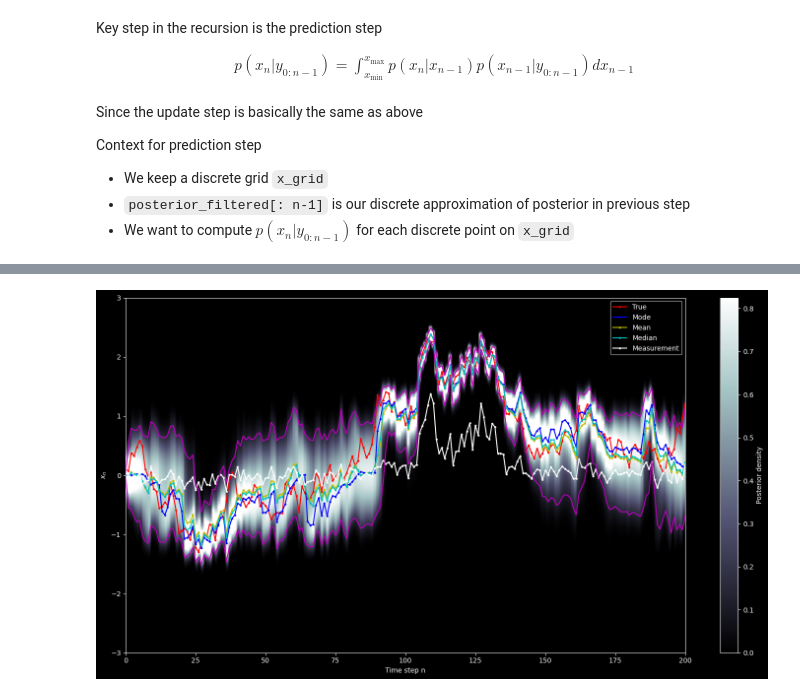
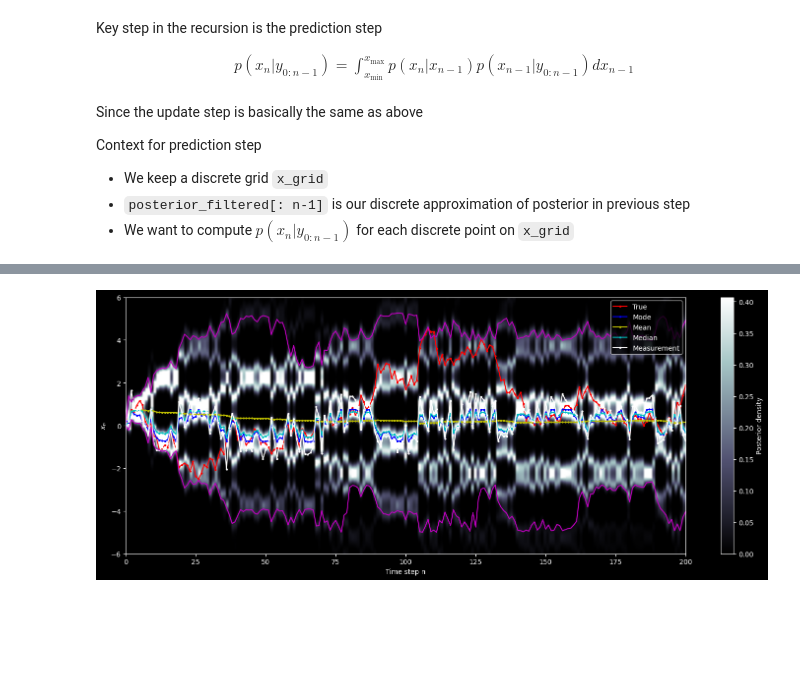
Before and after one commit to heyjianjing/time_series, a Jupyter notebook: sst_01_optimal_tracking.ipynb, the cells around one changed output, grey strips where cells are left out. Cells and saved outputs as stored; diff of their text form; code cells hidden in the pictures; blank space fills up the shorter version.

```diff
--- a/sst_01_optimal_tracking.ipynb
+++ b/sst_01_optimal_tracking.ipynb
@@ -255,12 +287,3 @@ def cumtrapz(y, x):
-# %%
-n_step = 201
-x_min = -3.0
-x_max = 3.0
-sigma_u = 0.2
-sigma_v = 0.1
-n_bin = 1000
-alpha = 0.995
-beta = 0.1
 # %%
 # Generate ground truth state and observation trajectory
 np.random.seed(42)
@@ -271,8 +294,8 @@ y = np.zeros(n_step) # scalar at each step
 x_true[0] = np.random.randn() * sigma_u # scalar
 
 for n in range(n_step):
-    x_true[n+1] = alpha * x_true[n] + np.random.randn() * sigma_u # scalar
-    y[n] = beta * x_true[n]**3 + np.random.randn() * sigma_v # scalar
+    x_true[n+1] = f_n(x_true[n]) + np.random.randn() * sigma_u # scalar
+    y[n] = h_n(x_true[n]) + np.random.randn() * sigma_v # scalar
 
 # Remember, we want to use y[0:n] to infer x[n]
 x_true = x_true[:n_step]
@@ -295,7 +318,7 @@ prior_0 = norm.pdf(x_grid, loc=0.0, scale=sigma_u)
 
 # Likelihood of points on x_grid, given data y[0], a vector
 # Intuitively, if state were points on x_grid, how likely we observe y[0]
-likelihood_0 = norm.pdf(y[0], loc=beta * x_grid**3, scale=sigma_v)
+likelihood_0 = norm.pdf(y[0], loc=h_n(x_grid), scale=sigma_v)
 
 # Unnormalized posterior, a vector
 posterior_filtered[:, 0] = likelihood_0 * prior_0
@@ -324,7 +347,7 @@ for n in range(1, n_step):
     # from all previous states x_{n-1} to new state x_grid[i]
     prior_mat = norm.pdf(
         x_grid[:, None], # (n_bin,1) "x_n"
-        loc=alpha * x_grid[None, :], # (1,n_bin) "alpha*x_{n-1}"
+        loc=f_n(x_grid[None, :]), # (1,n_bin) "alpha*x_{n-1}"
         scale=sigma_u
     )
 
@@ -334,7 +357,7 @@ for n in range(1, n_step):
     # Integration is done row-wise
     posterior_predicted = (prior_mat @ old_posterior) * width # vector
 
-    likelihood_n = norm.pdf(y[n], loc=beta * x_grid**3,  scale=sigma_v)
+    likelihood_n = norm.pdf(y[n], loc=h_n(x_grid),  scale=sigma_v)
 
     # Unnormalized (current) posterior
     posterior_filtered[:, n] = likelihood_n * posterior_predicted
@@ -391,6 +414,6 @@ plt.show()
 # %%
 # Posterior (filtered)
-fig_2, ax_2 = plt.subplots(figsize=(15,8))
+fig_2, ax_2 = plt.subplots(figsize=(15,6))
 
 im = ax_2.imshow(
     posterior_filtered,
@@ -398,31 +421,31 @@ im = ax_2.imshow(
     aspect='auto',
     extent=[0, n_step - 1, x_min, x_max],
     cmap='bone'
 )
 
 cmax = np.percentile(posterior_filtered, 95)
 im.set_clim([0, cmax])
 
 n_grid = np.arange(n_step)
 ax_2.plot(n_grid, x_true, 'r.-', label='True', markersize=4)
 ax_2.plot(n_grid, x_mode, 'b.-', label='Mode', markersize=4)
 ax_2.plot(n_grid, x_mean, 'y.-', label='Mean', markersize=4)
 ax_2.plot(n_grid, x_median, 'c.-', label='Median', markersize=4)
 ax_2.plot(n_grid, y, 'w.-', label='Measurement', markersize=4)
 
 ax_2.plot(n_grid, x_lower, 'm')
 ax_2.plot(n_grid, x_upper, 'm')
 
 ax_2.set_xlim([0, n_step - 1])
 ax_2.set_ylim([x_min, x_max])
 ax_2.set_xlabel('Time step n')
 ax_2.set_ylabel('$x_n$')
 
 cbar = plt.colorbar(im)
 cbar.set_label('Posterior density')
 
 ax_2.legend(loc='upper right')
 plt.tight_layout()
 plt.show()
 # %% [output]
-[figure, old version]
+[figure, new version]
```
Also changed, not shown: parts of 6 cells of this notebook.
